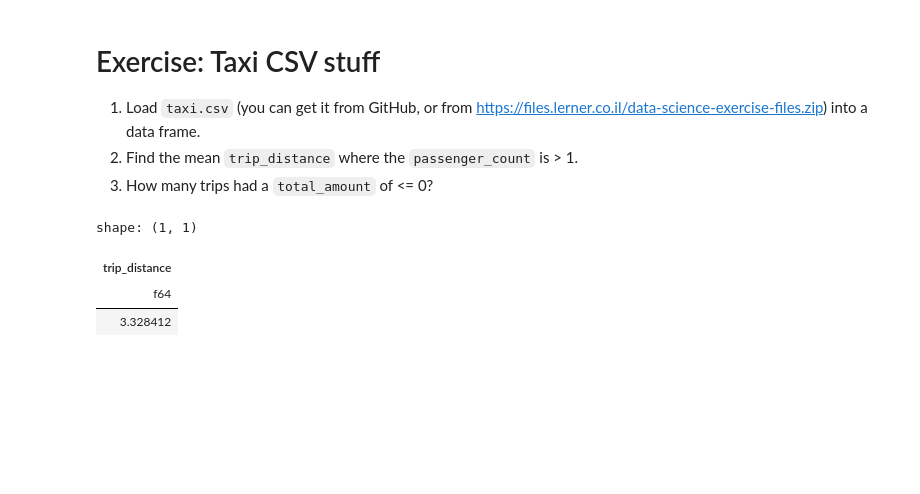
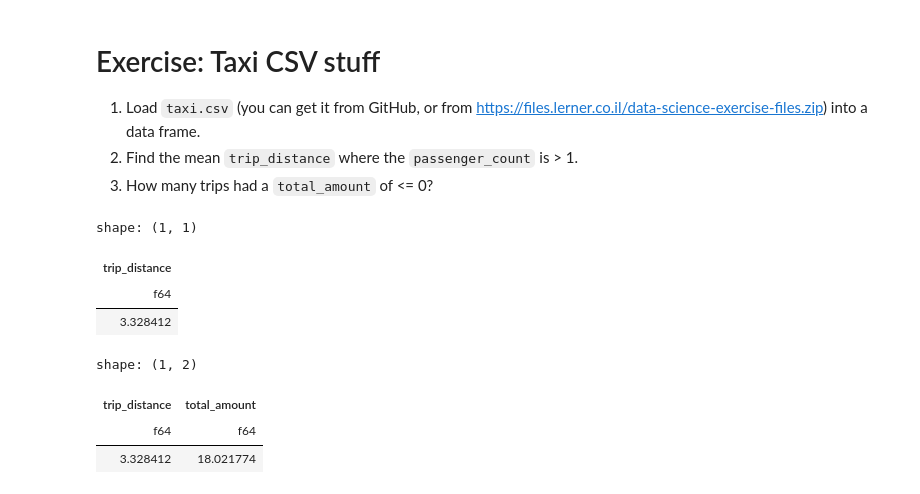
Before and after one commit to opagani/2024-08Aug-25-polars, a Jupyter notebook: LernerPython - 2024-08Aug-25-polars.ipynb, the cells around one changed output. Drawn from its saved outputs; the diff is of its cells as text; code cells hidden in the pictures; blank space fills up the shorter version.

```diff
--- a/LernerPython - 2024-08Aug-25-polars.ipynb
+++ b/LernerPython - 2024-08Aug-25-polars.ipynb
@@ -862,3 +862,23 @@ shape: (1, 1)
 | trip_distance |
 | f64 |
 | 3.328412 |
+# %%
+# what if I wanted trip_distance and total_amount?
+
+# find the mean trip_distance where passenger_count is > 1
+
+(
+    df
+    .filter(    # keep only those rows where passenger_count > 1
+        pl.col('passenger_count') > 1
+    ).select(
+        pl.col('trip_distance'),
+        pl.col('total_amount')
+    )
+    .mean()     # invoke a method on those two columns
+)
+# %% [output]
+shape: (1, 2)
+| trip_distance | total_amount |
+| f64 | f64 |
+| 3.328412 | 18.021774 |
```
Also changed, not shown: parts of 2 cells of this notebook.
